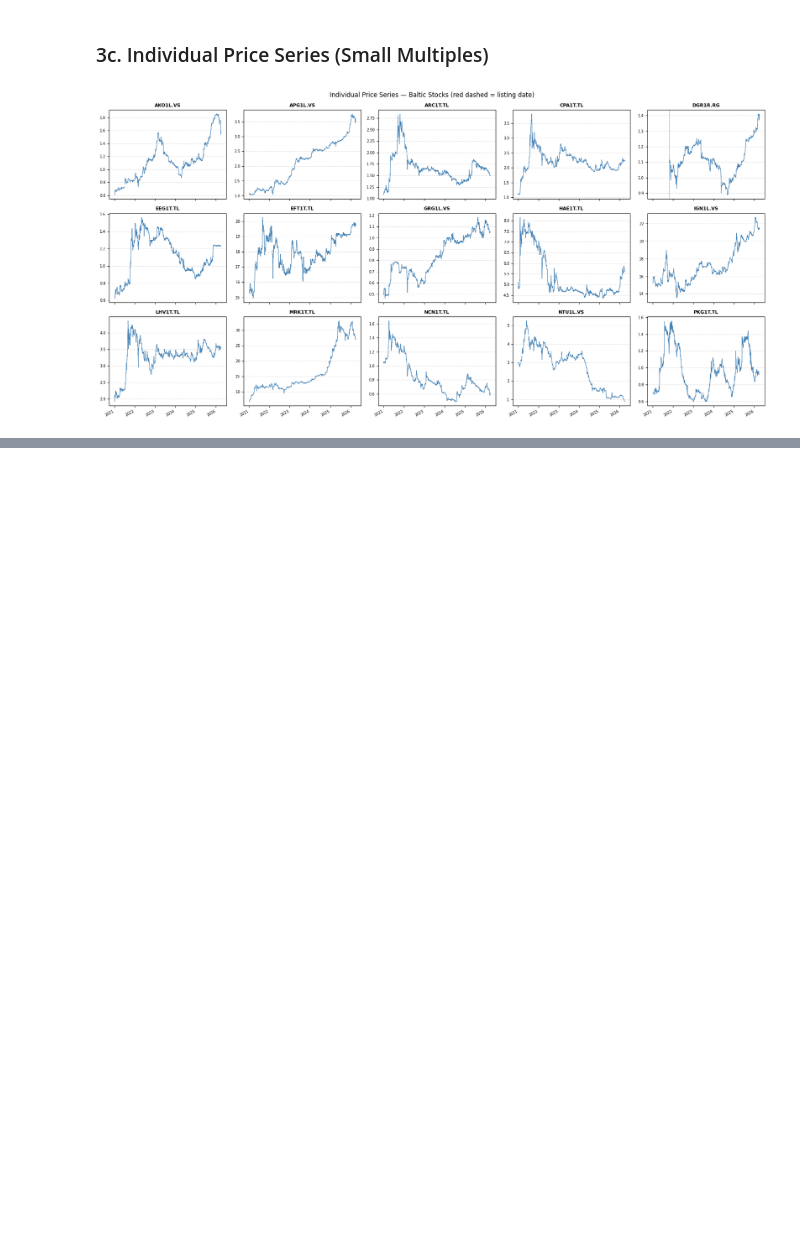
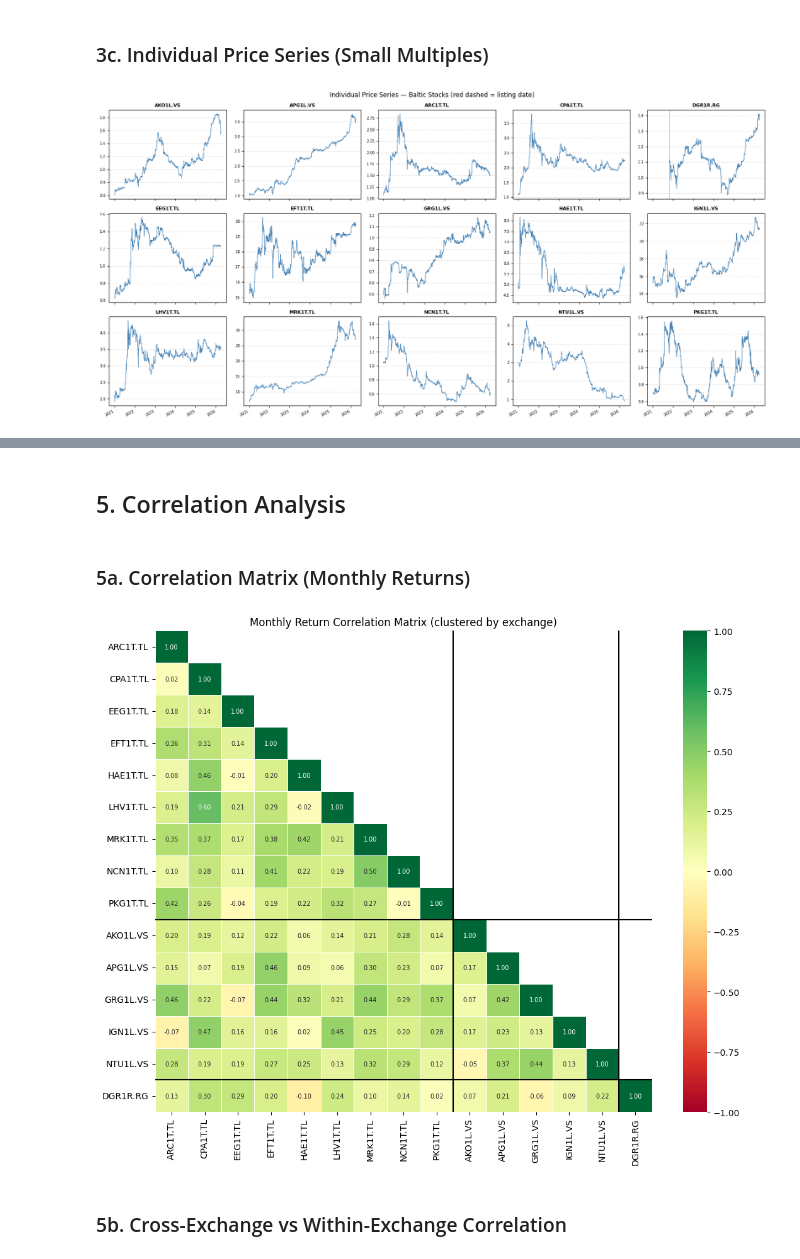
Before and after one commit to Sp0ozy/baltic-factor-model, a Jupyter notebook: notebooks/01_eda.ipynb, the cells around one changed output, grey strips where cells are left out. Cells and saved outputs as stored; diff of their text form; code cells hidden in the pictures; blank space fills up the shorter version.

```diff
--- a/notebooks/01_eda.ipynb
+++ b/notebooks/01_eda.ipynb
@@ -292,0 +448,34 @@ plt.show()
+# %% [markdown]
+## 5. Correlation Analysis
+# %% [markdown]
+### 5a. Correlation Matrix (Monthly Returns)
+# %%
+# Sort columns by exchange so clusters are visible on the heatmap
+exchange_order = (
+    [c for c in monthly_returns.columns if c.endswith(".TL")] +
+    [c for c in monthly_returns.columns if c.endswith(".VS")] +
+    [c for c in monthly_returns.columns if c.endswith(".RG")]
+)
+corr = monthly_returns[exchange_order].corr()
+
+fig, ax = plt.subplots(figsize=(11, 9))
+mask = np.triu(np.ones_like(corr, dtype=bool), k=1)  # hide upper triangle
+sns.heatmap(
+    corr, mask=mask, annot=True, fmt=".2f", cmap="RdYlGn",
+    vmin=-1, vmax=1, linewidths=0.5, ax=ax, annot_kws={"size": 7}
+)
+ax.set_title("Monthly Return Correlation Matrix (clustered by exchange)", fontsize=12)
+
+# Draw lines separating exchanges
+n_tl = sum(1 for c in exchange_order if c.endswith(".TL"))
+n_vs = sum(1 for c in exchange_order if c.endswith(".VS"))
+for pos in [n_tl, n_tl + n_vs]:
+    ax.axhline(pos, color="black", linewidth=1.5)
+    ax.axvline(pos, color="black", linewidth=1.5)
+
+plt.tight_layout()
+plt.show()
+# %% [output]
+[figure, added]
+# %% [markdown]
+### 5b. Cross-Exchange vs Within-Exchange Correlation
```
Also changed, not shown: parts of 18 cells of this notebook.
